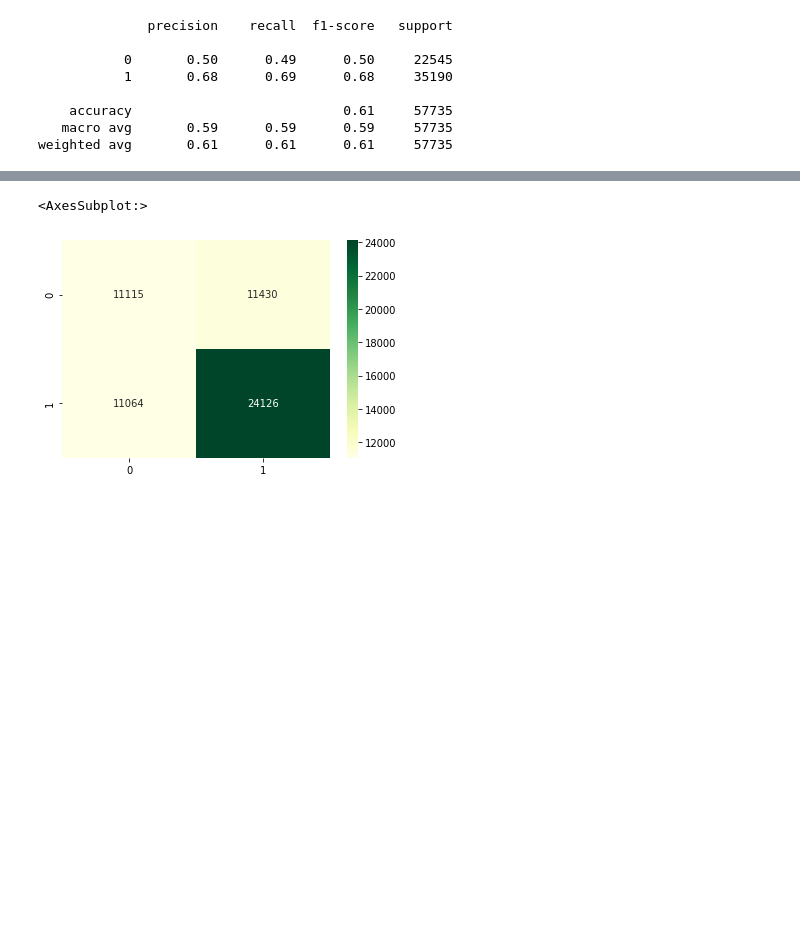
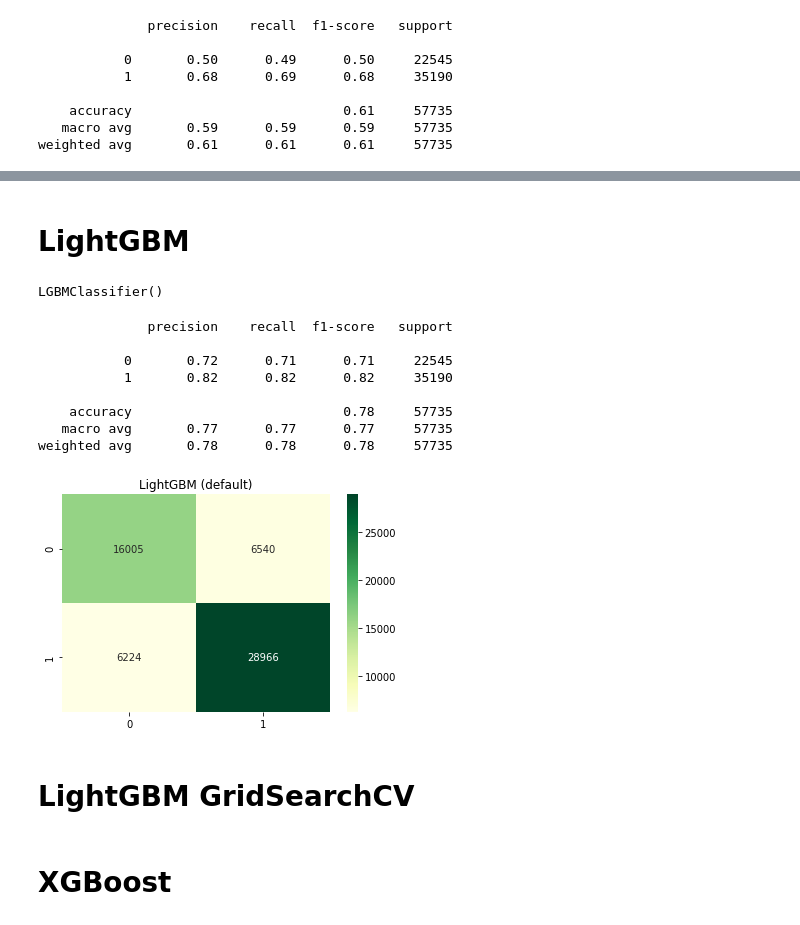
Before and after one commit to dominikmn/ds-kickstarter-project, a Jupyter notebook: 06_model_dominik.ipynb, the cells around one changed output, grey strips where cells are left out. Saved outputs shown, nothing was run; the diff lists cells and outputs as text; code cells hidden in the pictures; blank space fills up the shorter version.

Commit message:
LightGBM and XGBoost included

```diff
--- a/06_model_dominik.ipynb
+++ b/06_model_dominik.ipynb
@@ -143,6 +165,34 @@ weighted avg       0.61      0.61      0.61     57735
+# %% [markdown]
+# LightGBM
+# %%
+lgb_clf = lgb.LGBMClassifier()
+# %%
+lgb_clf.fit(X_train, y_train)
+# %% [output]
+LGBMClassifier()
+# %%
+y_pred_lgb = lgb_clf.predict(X_test)
+# %%
+print(classification_report(y_test, y_pred_lgb))
+# %% [output]
+              precision    recall  f1-score   support
+
+           0       0.72      0.71      0.71     22545
+           1       0.82      0.82      0.82     35190
+
+    accuracy                           0.78     57735
+   macro avg       0.77      0.77      0.77     57735
+weighted avg       0.78      0.78      0.78     57735
+# %%
+confm_lgb = confusion_matrix(y_test, y_pred_lgb)
 # %%
-confm_sgd = confusion_matrix(y_test, y_pred_gs)
-sns.heatmap(confm_sgd, annot = True, fmt = "g", cmap='YlGn')
+ax = plt.axes()
+sns.heatmap(confm_lgb, annot = True, fmt = "g", cmap='YlGn', ax=ax)
+ax.set_title('LightGBM (default)')
+plt.show();
 # %% [output]
-<AxesSubplot:>
-[figure, old version]
+[figure, new version]
+# %% [markdown]
+# LightGBM GridSearchCV
+# %% [markdown]
+# XGBoost
```
Also changed, not shown: parts of 23 cells of this notebook.
